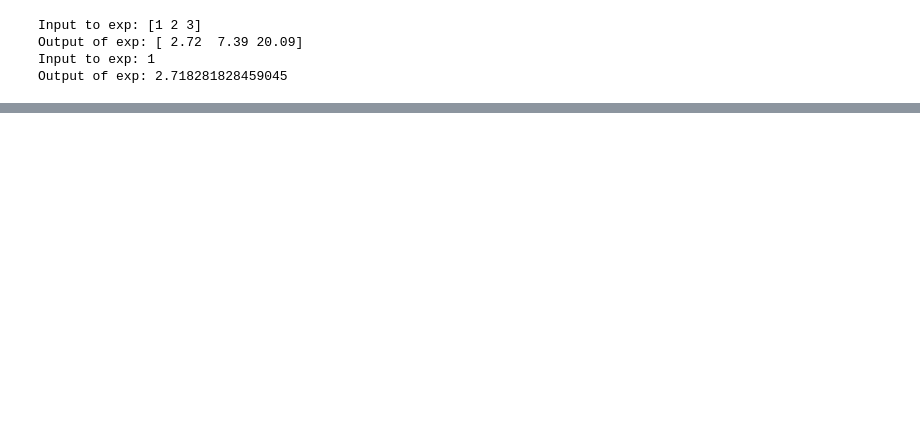
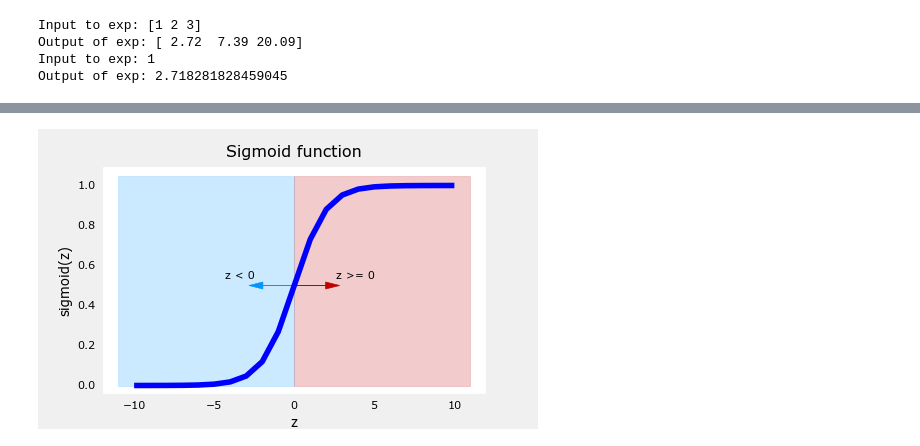
Before and after one commit to emmanuelakinmokun/ml-trailhead, a Jupyter notebook: Phase_2/Week 3/sigmoid_func.ipynb, the cells around one changed output, grey strips where cells are left out. Saved outputs shown, nothing was run; the diff lists cells and outputs as text; code cells hidden in the pictures; blank space fills up the shorter version.

Commit message:
Sigmoid plot

```diff
--- a/Phase_2/Week 3/sigmoid_func.ipynb
+++ b/Phase_2/Week 3/sigmoid_func.ipynb
@@ -40,3 +40,14 @@ def sigmoid(z):
     g = 1/(1+np.exp(-z))
 
     return g
+# %%
+# Generate an array of evenly spaced values between -10 and 10
+z_tmp = np.arange(-10,11)
+
+# Use the function implemented above to get the sigmoid values
+y = sigmoid(z_tmp)
+
+# Code for pretty printing the two arrays next to each other
+np.set_printoptions(precision=3)
+print("Input (z), Output (sigmoid(z))")
+print(np.c_[z_tmp, y])
@@ -42,0 +72,11 @@ def sigmoid(z):
+# %%
+# Plot z vs sigmoid(z)
+fig,ax = plt.subplots(1,1,figsize=(5,3))
+ax.plot(z_tmp, y, c="b")
+
+ax.set_title("Sigmoid function")
+ax.set_ylabel('sigmoid(z)')
+ax.set_xlabel('z')
+draw_vthresh(ax,0)
+# %% [output]
+[figure, added]
```
Also changed, not shown: parts of 1 cell of this notebook.
